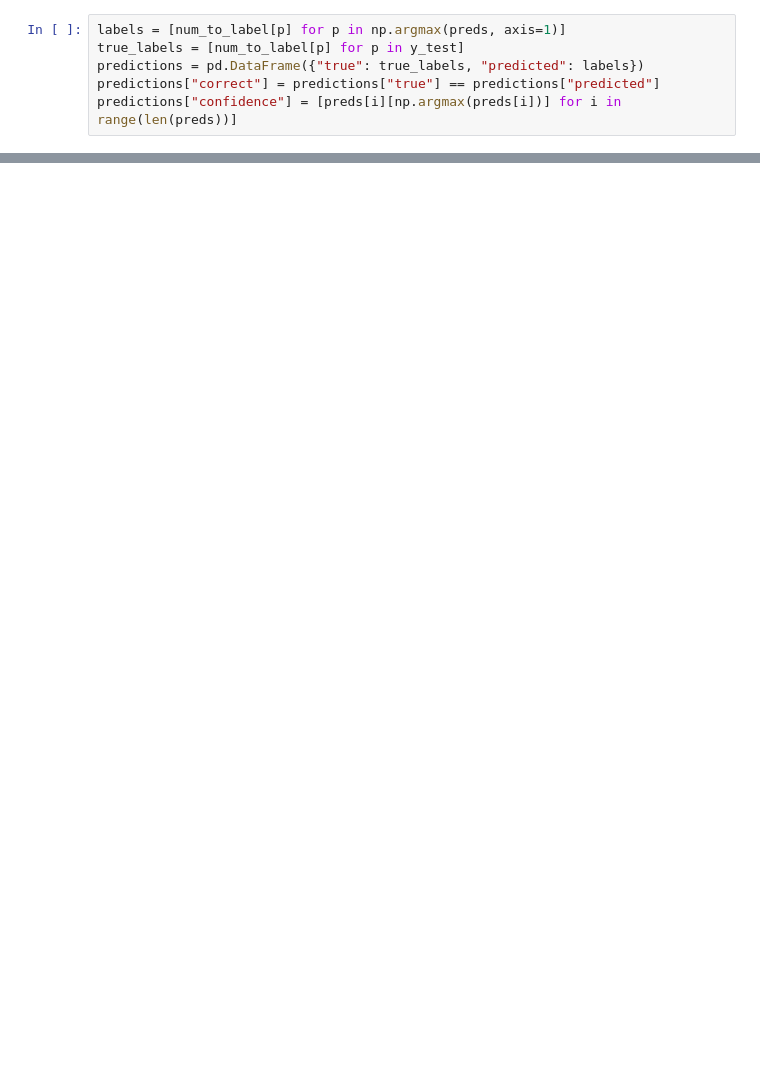
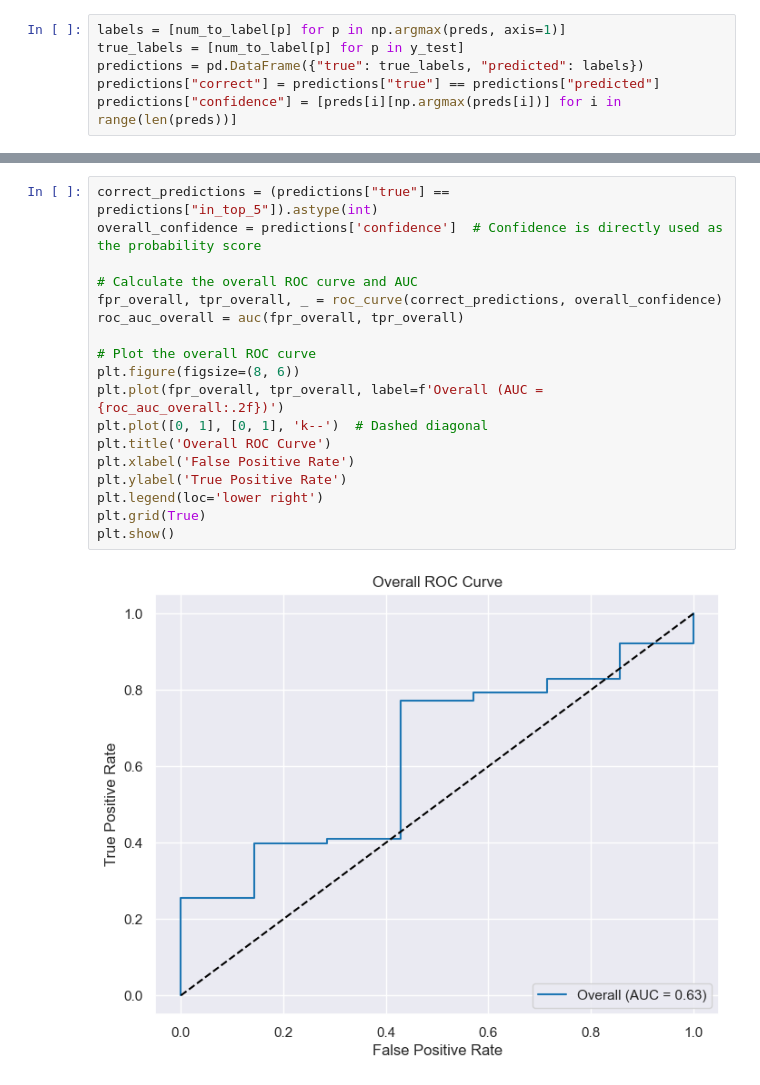
Before and after one commit to jonathanferrari/thesis, a Jupyter notebook: code/data.ipynb, the cells around one changed output, grey strips where cells are left out. Drawn from its saved outputs; the diff is of its cells as text; blank space fills up the shorter version.

```diff
--- a/code/data.ipynb
+++ b/code/data.ipynb
@@ -61,3 +111,23 @@ predictions['in_top_5'] = [true_labels[i] if true_labels[i] in top_5_labels[i] e
+# %%
+correct_predictions = (predictions["true"] == predictions["in_top_5"]).astype(int)
+overall_confidence = predictions['confidence']  # Confidence is directly used as the probability score
+
+# Calculate the overall ROC curve and AUC
+fpr_overall, tpr_overall, _ = roc_curve(correct_predictions, overall_confidence)
+roc_auc_overall = auc(fpr_overall, tpr_overall)
+
+# Plot the overall ROC curve
+plt.figure(figsize=(8, 6))
+plt.plot(fpr_overall, tpr_overall, label=f'Overall (AUC = {roc_auc_overall:.2f})')
+plt.plot([0, 1], [0, 1], 'k--')  # Dashed diagonal
+plt.title('Overall ROC Curve')
+plt.xlabel('False Positive Rate')
+plt.ylabel('True Positive Rate')
+plt.legend(loc='lower right')
+plt.grid(True)
+plt.show()
+# %% [output]
+[figure, added]
 # %%
 def top_n_accuracy(n):
     return np.mean([true_labels[i] in top_5_labels[i][:n] for i in range(len(true_labels))])
```
Also changed, not shown: parts of 9 cells of this notebook.
